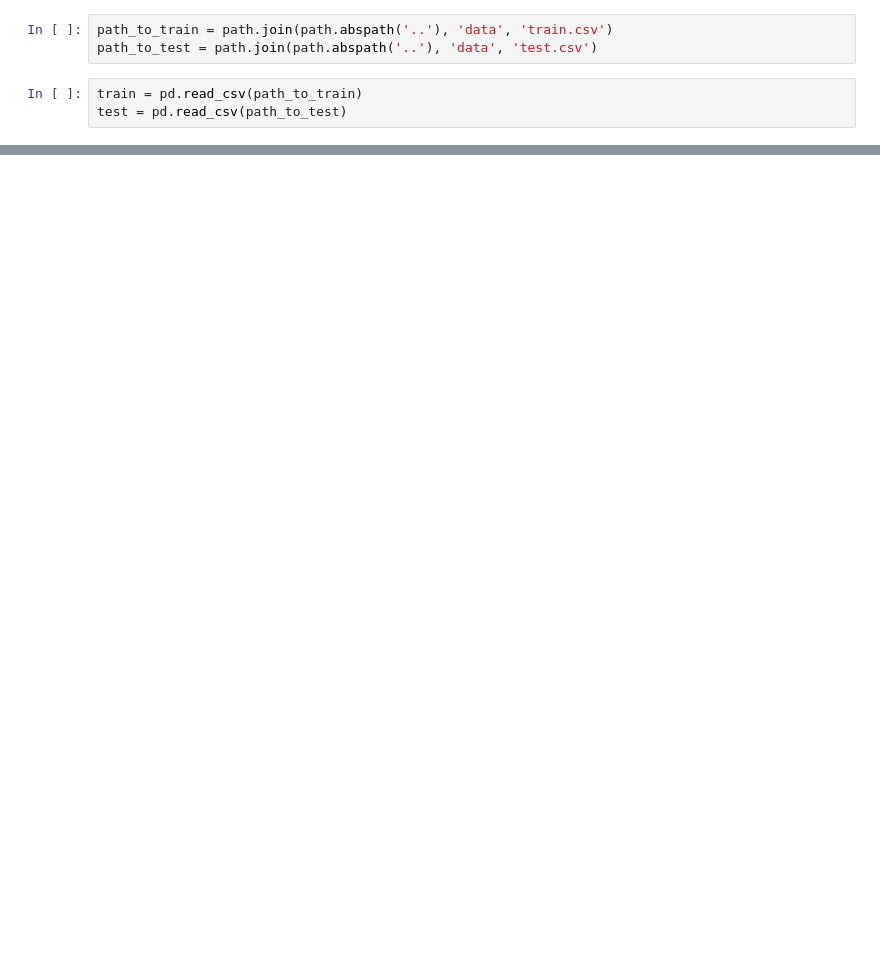
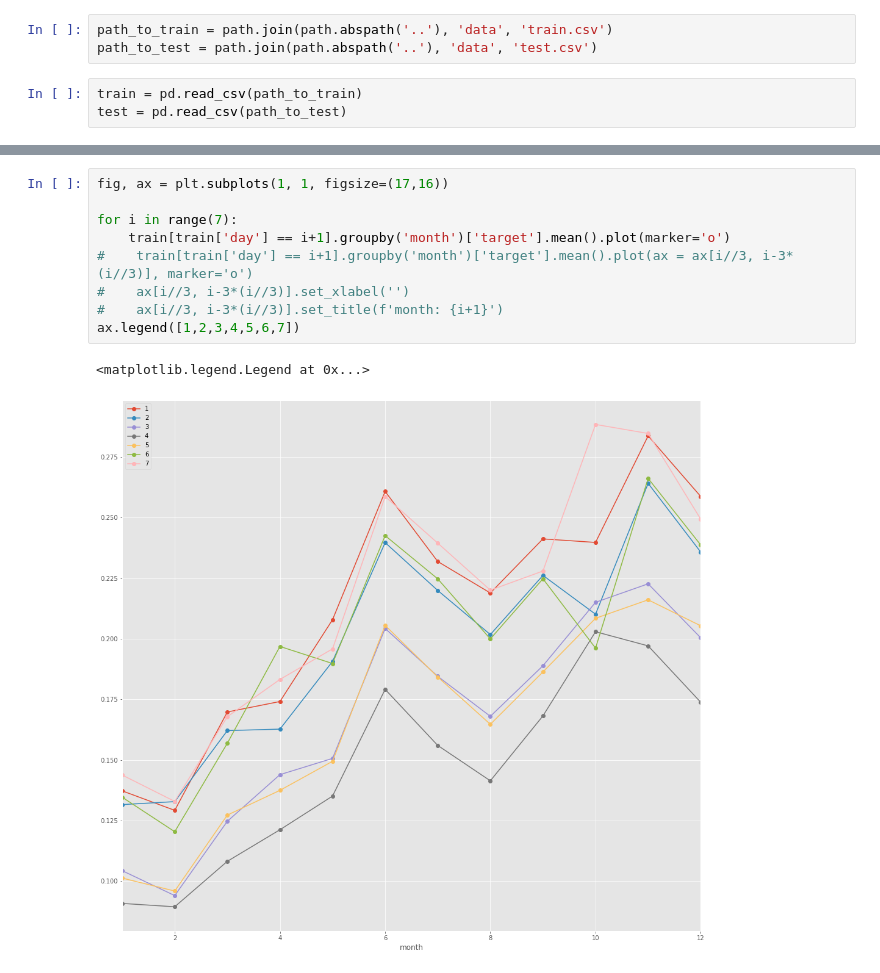
Before and after one commit to viktorsapozhok/cafeen, a Jupyter notebook: notebooks/1_simple_eda.ipynb, the cells around one changed output, grey strips where cells are left out. Drawn from its saved outputs; the diff is of its cells as text; blank space fills up the shorter version.

```diff
--- a/notebooks/1_simple_eda.ipynb
+++ b/notebooks/1_simple_eda.ipynb
@@ -245,0 +115,12 @@ df.groupby('ord_3')['target'].agg(['mean', 'count']).sort_values(by='mean').tail
+# %%
+fig, ax = plt.subplots(1, 1, figsize=(17,16))
+
+for i in range(7):
+    train[train['day'] == i+1].groupby('month')['target'].mean().plot(marker='o')
+#    train[train['day'] == i+1].groupby('month')['target'].mean().plot(ax = ax[i//3, i-3*(i//3)], marker='o')
+#    ax[i//3, i-3*(i//3)].set_xlabel('')
+#    ax[i//3, i-3*(i//3)].set_title(f'month: {i+1}')
+ax.legend([1,2,3,4,5,6,7])
+# %% [output]
+<matplotlib.legend.Legend at 0x...>
+[figure, added]
```
Also changed, not shown: parts of 20 cells of this notebook, 4 other files.
